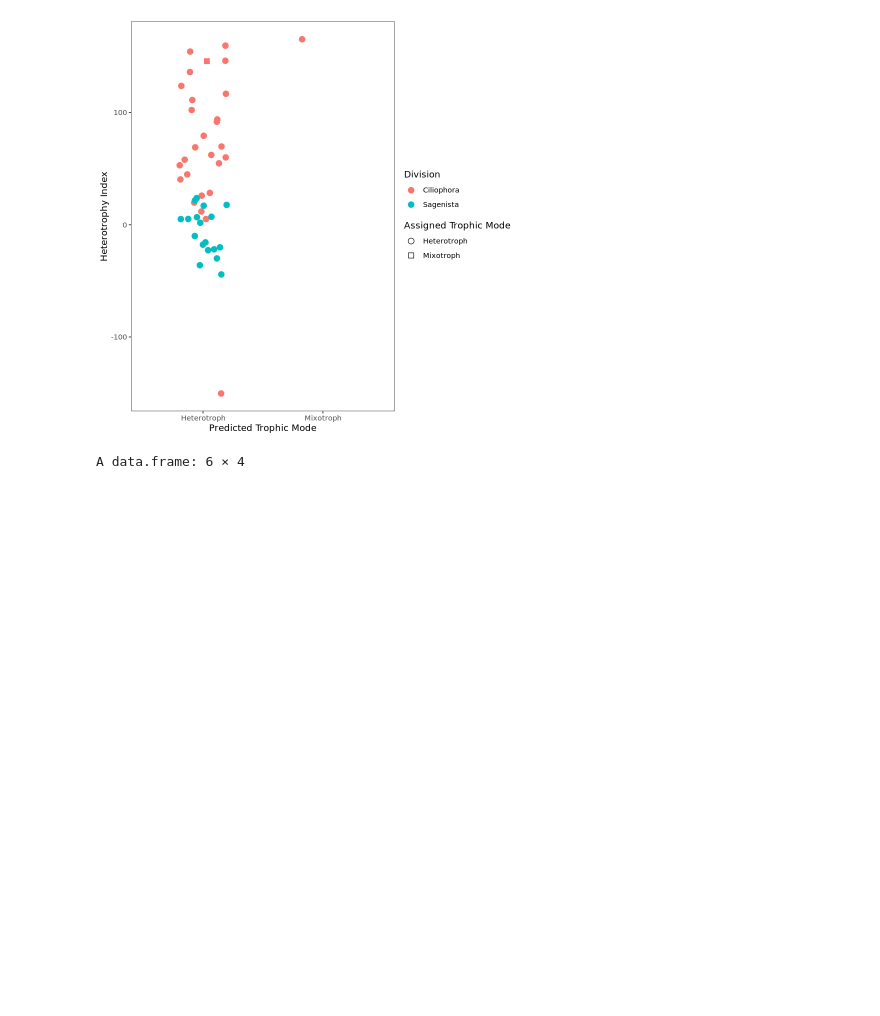
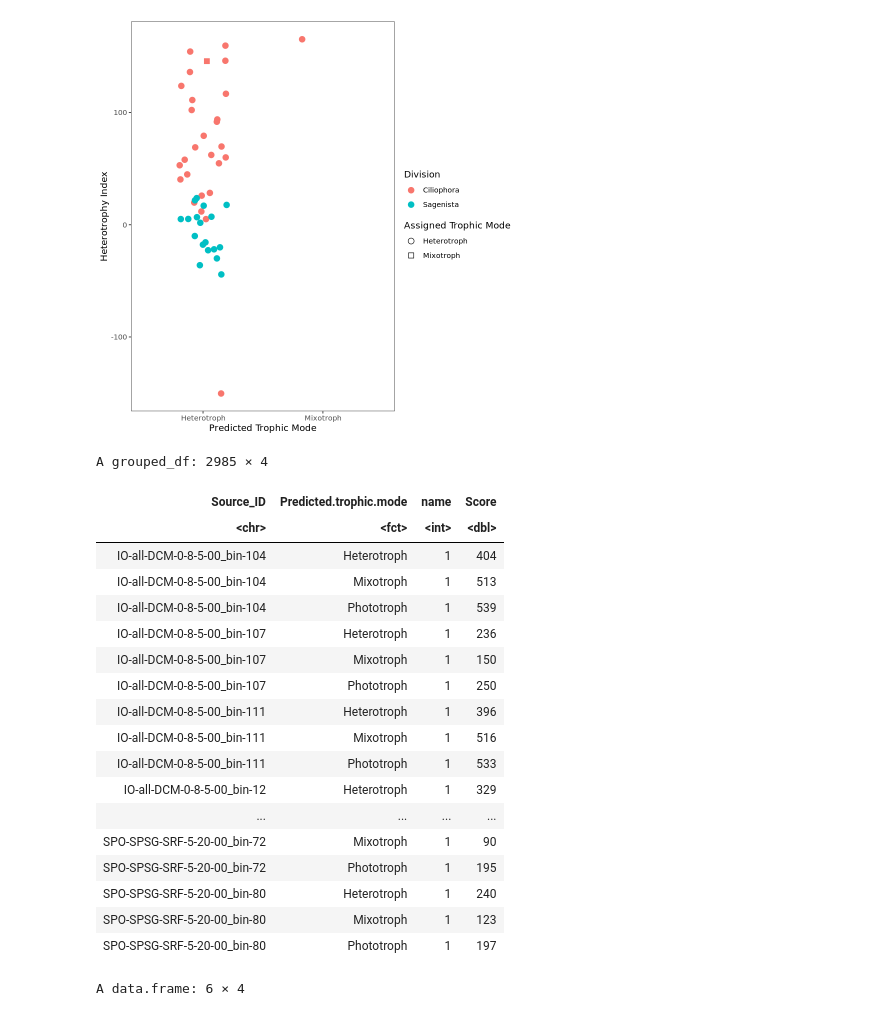
Before and after one commit to AlexanderLabWHOI/2021-TOPAZ-MAG-Figures, a Jupyter notebook: notebooks/trophic-mode-analysis.ipynb, the cells around one changed output. Cells and saved outputs as stored; diff of their text form; code cells hidden in the pictures; blank space fills up the shorter version.

```diff
--- a/notebooks/trophic-mode-analysis.ipynb
+++ b/notebooks/trophic-mode-analysis.ipynb
@@ -965,6 +944,28 @@ mag_info = data.frame("MAGs" = combo_for_plot$MAGs, "PredictedTrophicMode" = pre
                       "HeterotrophyScore" = combo_for_plot$HeterotrophyScore,
                       "Completeness" = busco_compare$Completeness) %>%
     dplyr::filter(MAGs %in% complete_MAGs)
+# %%
+write.csv(score_matrix %>% dplyr::select(-name),file.path("..","tables","split-heterotrophy-scores.csv"))
+# %% [output]
+A grouped_df: 2985 × 4
+| Source_ID | Predicted.trophic.mode | name | Score |
+| <chr> | <fct> | <int> | <dbl> |
+| IO-all-DCM-0-8-5-00_bin-104 | Heterotroph | 1 | 404 |
+| IO-all-DCM-0-8-5-00_bin-104 | Mixotroph | 1 | 513 |
+| IO-all-DCM-0-8-5-00_bin-104 | Phototroph | 1 | 539 |
+| IO-all-DCM-0-8-5-00_bin-107 | Heterotroph | 1 | 236 |
+| IO-all-DCM-0-8-5-00_bin-107 | Mixotroph | 1 | 150 |
+| IO-all-DCM-0-8-5-00_bin-107 | Phototroph | 1 | 250 |
+| IO-all-DCM-0-8-5-00_bin-111 | Heterotroph | 1 | 396 |
+| IO-all-DCM-0-8-5-00_bin-111 | Mixotroph | 1 | 516 |
+| IO-all-DCM-0-8-5-00_bin-111 | Phototroph | 1 | 533 |
+| IO-all-DCM-0-8-5-00_bin-12 | Heterotroph | 1 | 329 |
+| ... | ... | ... | ... |
+| SPO-SPSG-SRF-5-20-00_bin-72 | Mixotroph | 1 | 90 |
+| SPO-SPSG-SRF-5-20-00_bin-72 | Phototroph | 1 | 195 |
+| SPO-SPSG-SRF-5-20-00_bin-80 | Heterotroph | 1 | 240 |
+| SPO-SPSG-SRF-5-20-00_bin-80 | Mixotroph | 1 | 123 |
+| SPO-SPSG-SRF-5-20-00_bin-80 | Phototroph | 1 | 197 |
 # %%
 head(mag_info)
 # %% [output]
```
Also changed, not shown: parts of 22 cells of this notebook, 5 other files.
